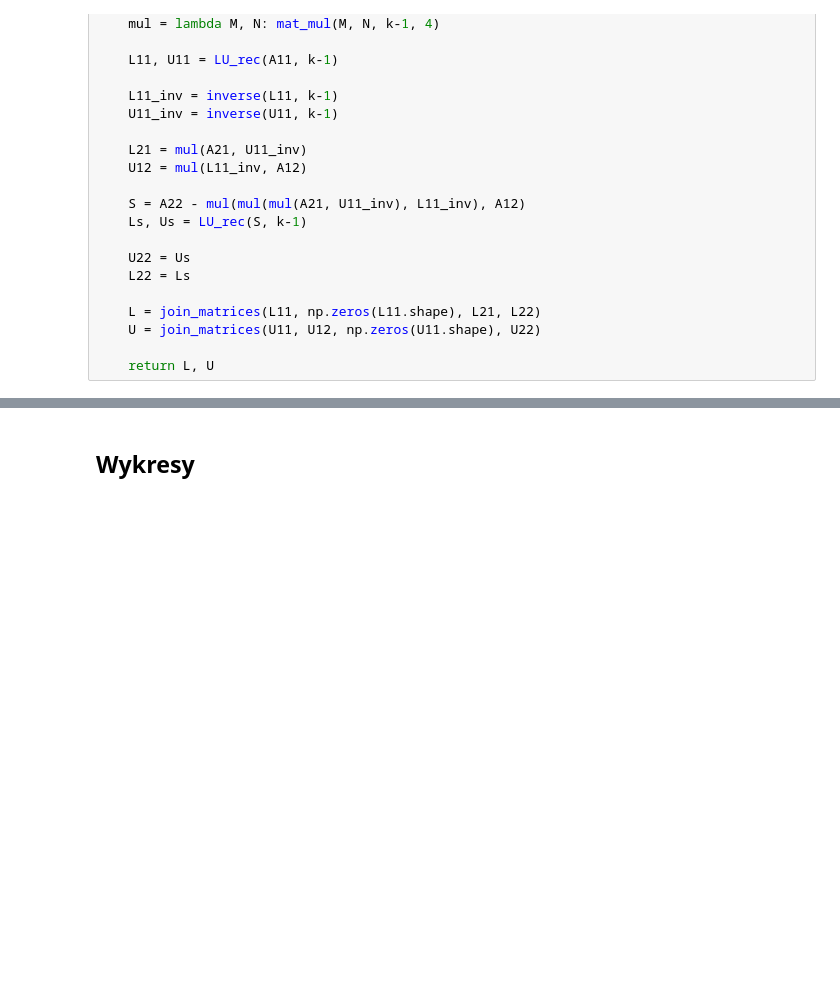
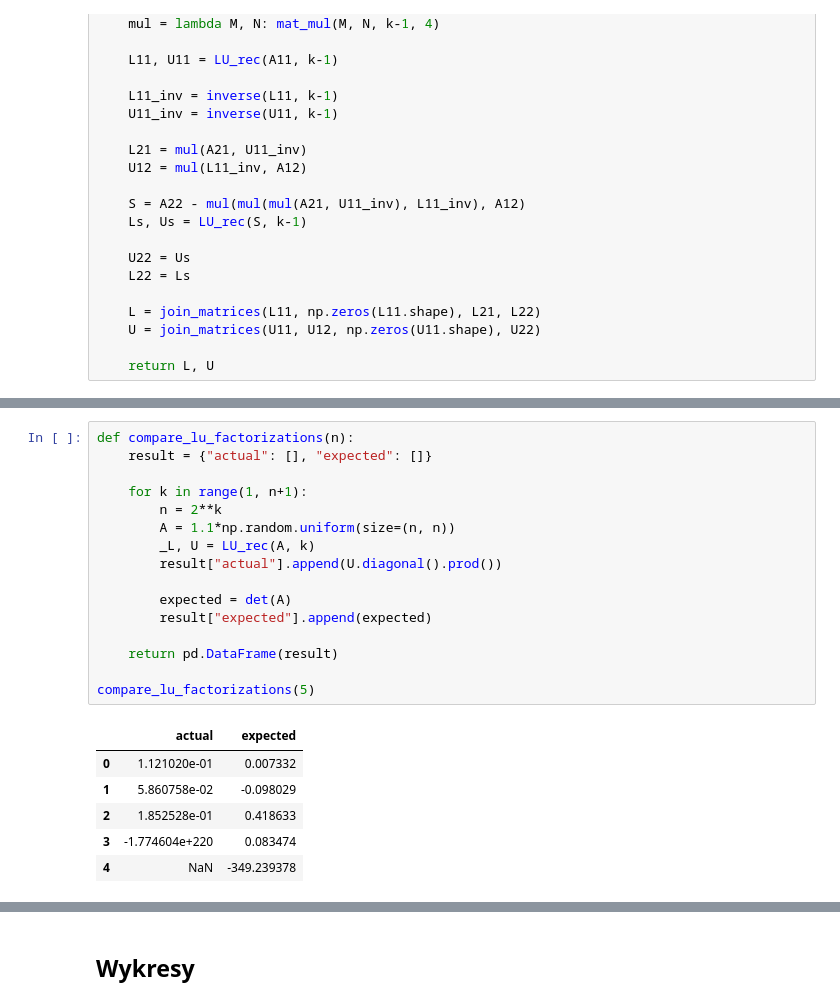
Before and after one commit to pkrucz00/RMiSW, a Jupyter notebook: Lab3/Rachunek macierzowy - LU faktoryzacja.ipynb, the cells around one changed output, grey strips where cells are left out. Cells and saved outputs as stored; diff of their text form; blank space fills up the shorter version.

```diff
--- a/Lab3/Rachunek macierzowy - LU faktoryzacja.ipynb
+++ b/Lab3/Rachunek macierzowy - LU faktoryzacja.ipynb
@@ -170,0 +178,23 @@ def LU_rec(A, k):
+# %%
+def compare_lu_factorizations(n):
+    result = {"actual": [], "expected": []}
+
+    for k in range(1, n+1):
+        n = 2**k
+        A = 1.1*np.random.uniform(size=(n, n))
+        _L, U = LU_rec(A, k)
+        result["actual"].append(U.diagonal().prod())
+
+        expected = det(A)
+        result["expected"].append(expected)
+
+    return pd.DataFrame(result)
+
+compare_lu_factorizations(5)
+# %% [output]
+|  | actual | expected |
+| 0 | 1.121020e-01 | 0.007332 |
+| 1 | 5.860758e-02 | -0.098029 |
+| 2 | 1.852528e-01 | 0.418633 |
+| 3 | -1.774604e+220 | 0.083474 |
+| 4 | NaN | -349.239378 |
```
Also changed, not shown: parts of 5 cells of this notebook.
